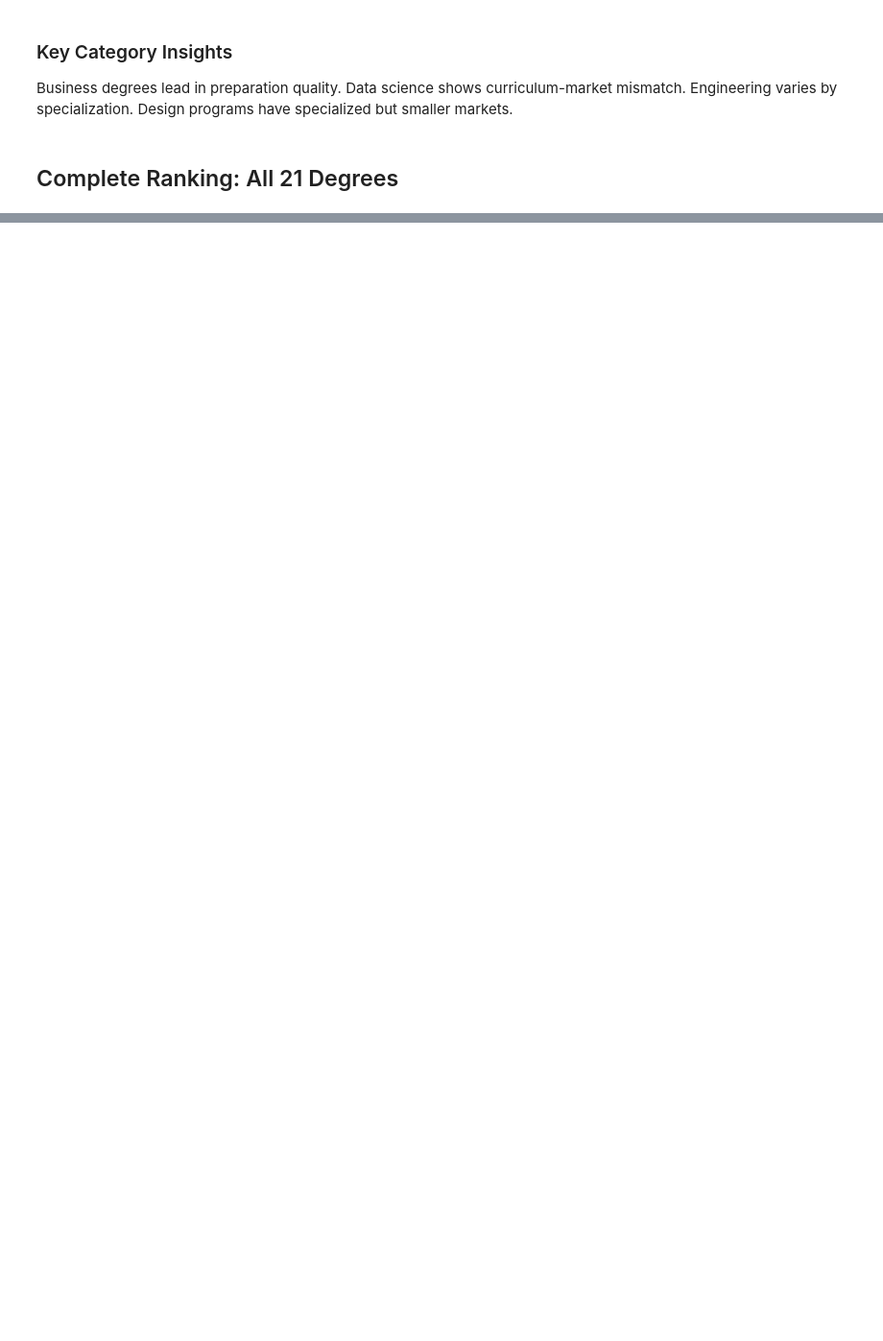
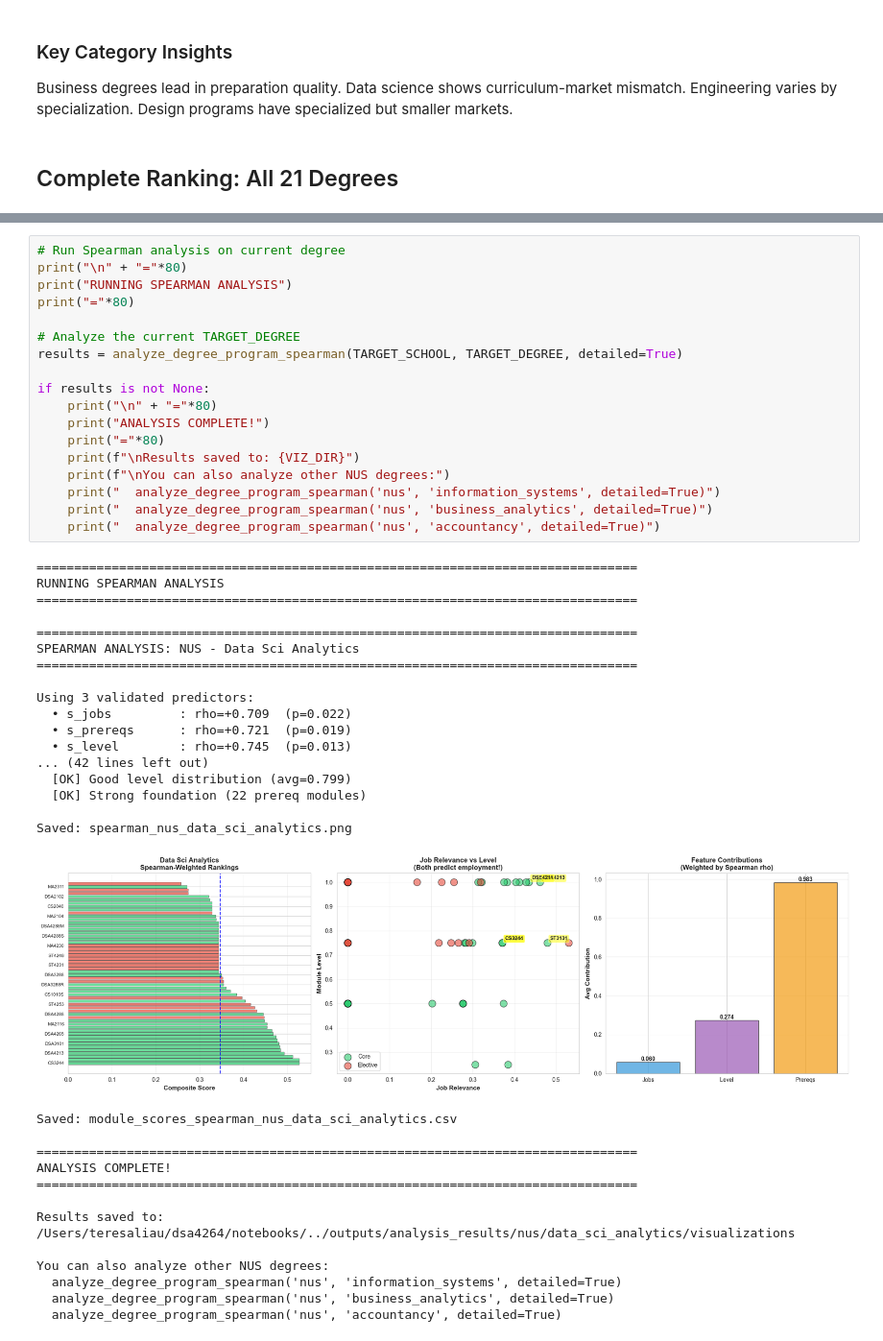
Before and after one commit to annikaljy/dsa4264, a Jupyter notebook: notebooks/zoom_in_analysis.ipynb, the cells around one changed output, grey strips where cells are left out. Shown at 96% size. Drawn from its saved outputs; the diff is of its cells as text; blank space fills up the shorter version.

Commit message:
Added spearman

```diff
--- a/notebooks/zoom_in_analysis.ipynb
+++ b/notebooks/zoom_in_analysis.ipynb
@@ -1193,0 +1499,49 @@ display(styled_df)
+# %%
+# Run Spearman analysis on current degree
+print("\n" + "="*80)
+print("RUNNING SPEARMAN ANALYSIS")
+print("="*80)
+
+# Analyze the current TARGET_DEGREE
+results = analyze_degree_program_spearman(TARGET_SCHOOL, TARGET_DEGREE, detailed=True)
+
+if results is not None:
+    print("\n" + "="*80)
+    print("ANALYSIS COMPLETE!")
+    print("="*80)
+    print(f"\nResults saved to: {VIZ_DIR}")
+    print(f"\nYou can also analyze other NUS degrees:")
+    print("  analyze_degree_program_spearman('nus', 'information_systems', detailed=True)")
+    print("  analyze_degree_program_spearman('nus', 'business_analytics', detailed=True)")
+    print("  analyze_degree_program_spearman('nus', 'accountancy', detailed=True)")
+# %% [output]
+================================================================================
+RUNNING SPEARMAN ANALYSIS
+================================================================================
+
+================================================================================
+SPEARMAN ANALYSIS: NUS - Data Sci Analytics
+================================================================================
+
+Using 3 validated predictors:
+  • s_jobs         : rho=+0.709  (p=0.022)
+  • s_prereqs      : rho=+0.721  (p=0.019)
+  • s_level        : rho=+0.745  (p=0.013)
+... (42 lines left out)
+  [OK] Good level distribution (avg=0.799)
+  [OK] Strong foundation (22 prereq modules)
+
+Saved: spearman_nus_data_sci_analytics.png
+[figure, added]
+Saved: module_scores_spearman_nus_data_sci_analytics.csv
+
+================================================================================
+ANALYSIS COMPLETE!
+================================================================================
+
+Results saved to: /Users/teresaliau/dsa4264/notebooks/../outputs/analysis_results/nus/data_sci_analytics/visualizations
+
+You can also analyze other NUS degrees:
+  analyze_degree_program_spearman('nus', 'information_systems', detailed=True)
+  analyze_degree_program_spearman('nus', 'business_analytics', detailed=True)
+  analyze_degree_program_spearman('nus', 'accountancy', detailed=True)
```
Also changed, not shown: parts of 20 cells of this notebook, 1 other file.
